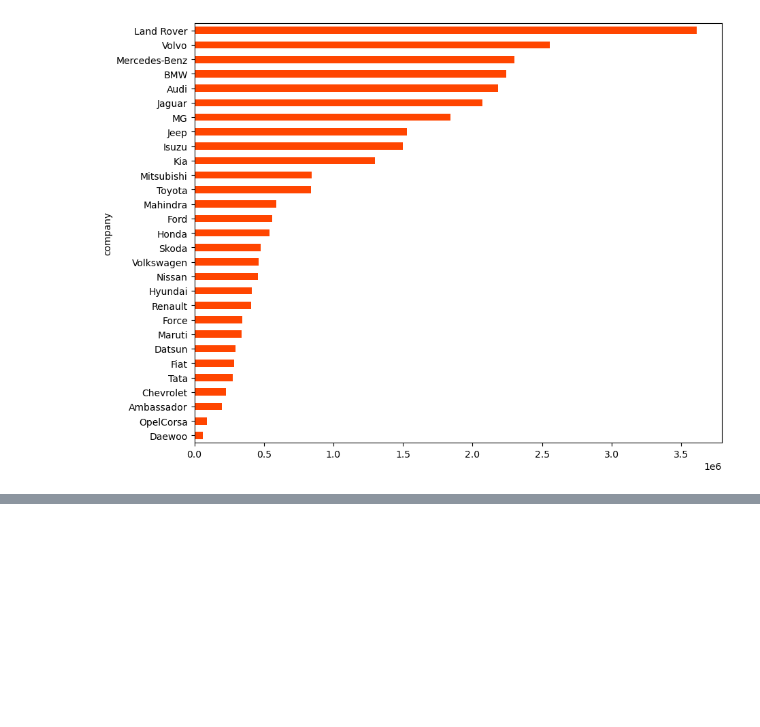
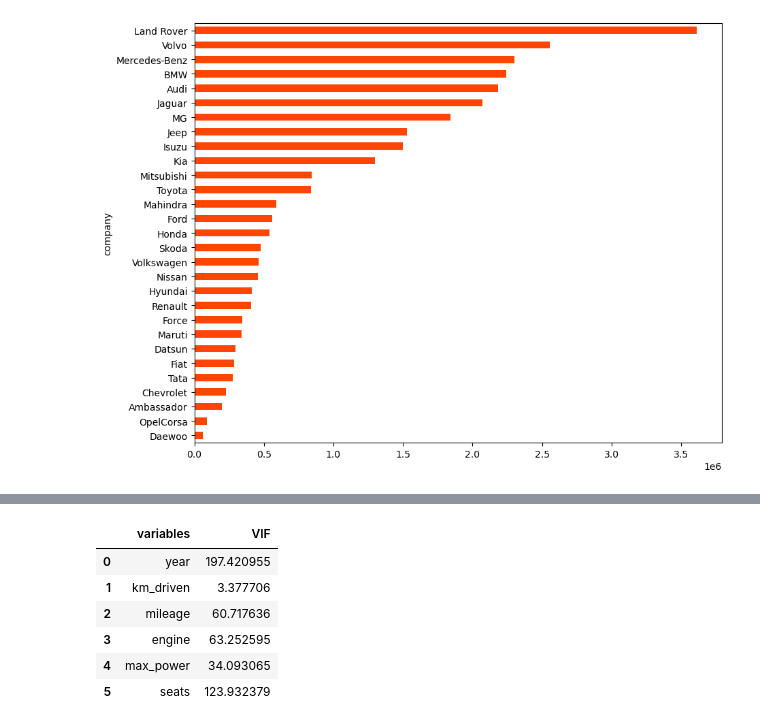
Before and after one commit to Varinder-KM/Car-Dekho_Car_selling_Price_prediction, a Jupyter notebook: Car Dekho (Car Selling Price Prediction).ipynb, the cells around one changed output, grey strips where cells are left out. Drawn from its saved outputs; the diff is of its cells as text; code cells hidden in the pictures; blank space fills up the shorter version.

```diff
--- a/Car Dekho (Car Selling Price Prediction).ipynb
+++ b/Car Dekho (Car Selling Price Prediction).ipynb
@@ -409,0 +420,21 @@ dataset.groupby('company')['selling_pice'].mean().sort_values().plot(kind='barh'
+# %%
+#Multicollinearity
+from statsmodels.stats.outliers_influence import variance_inflation_factor
+def calc_vif(X):
+
+    # Calculating VIF
+    vif = pd.DataFrame()
+    vif["variables"] = X.columns
+    vif["VIF"] = [variance_inflation_factor(X.values, i) for i in range(X.shape[1])]
+
+    return(vif)
+# %%
+calc_vif(dataset[[i for i in dataset.describe().columns if i not in ['car_name','selling_pice']]])
+# %% [output]
+|  | variables | VIF |
+| 0 | year | 197.420955 |
+| 1 | km_driven | 3.377706 |
+| 2 | mileage | 60.717636 |
+| 3 | engine | 63.252595 |
+| 4 | max_power | 34.093065 |
+| 5 | seats | 123.932379 |
```
Also changed, not shown: parts of 7 cells of this notebook.
